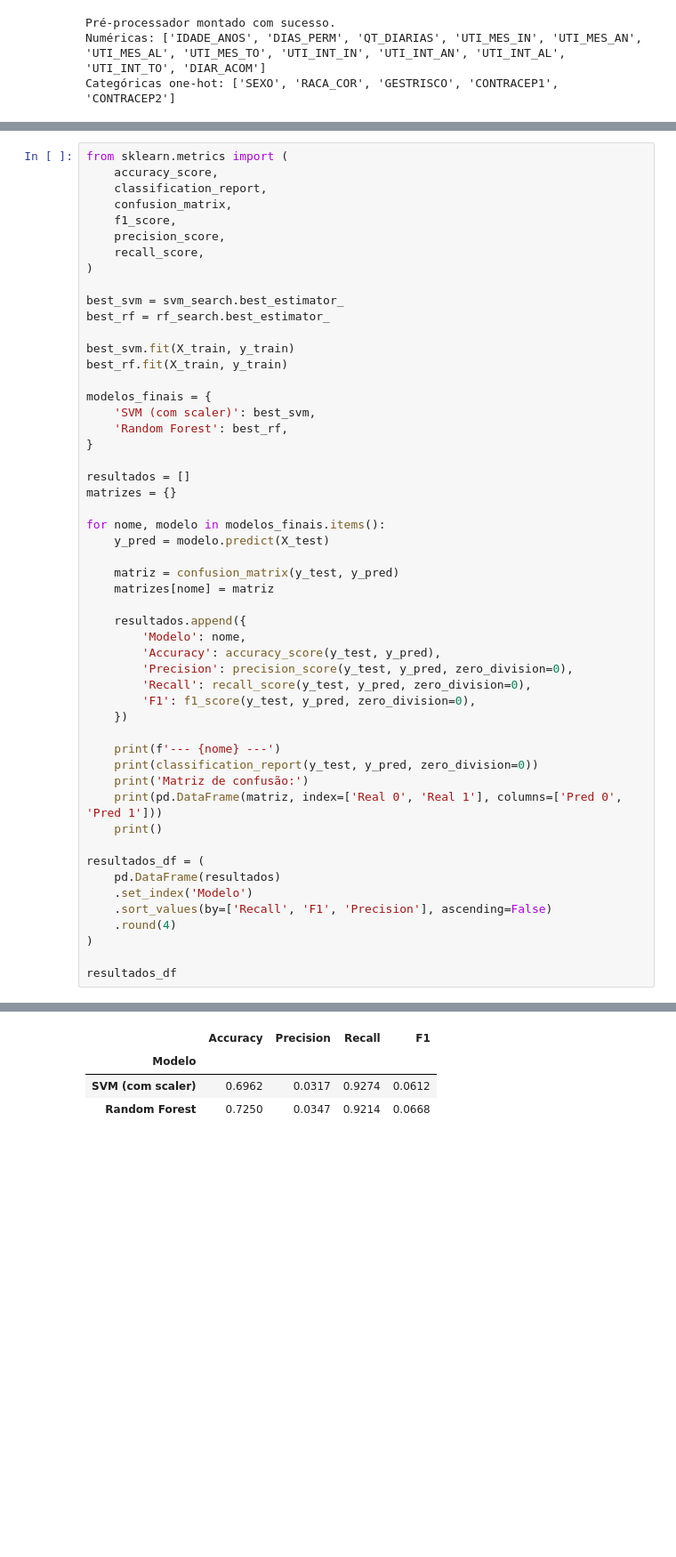
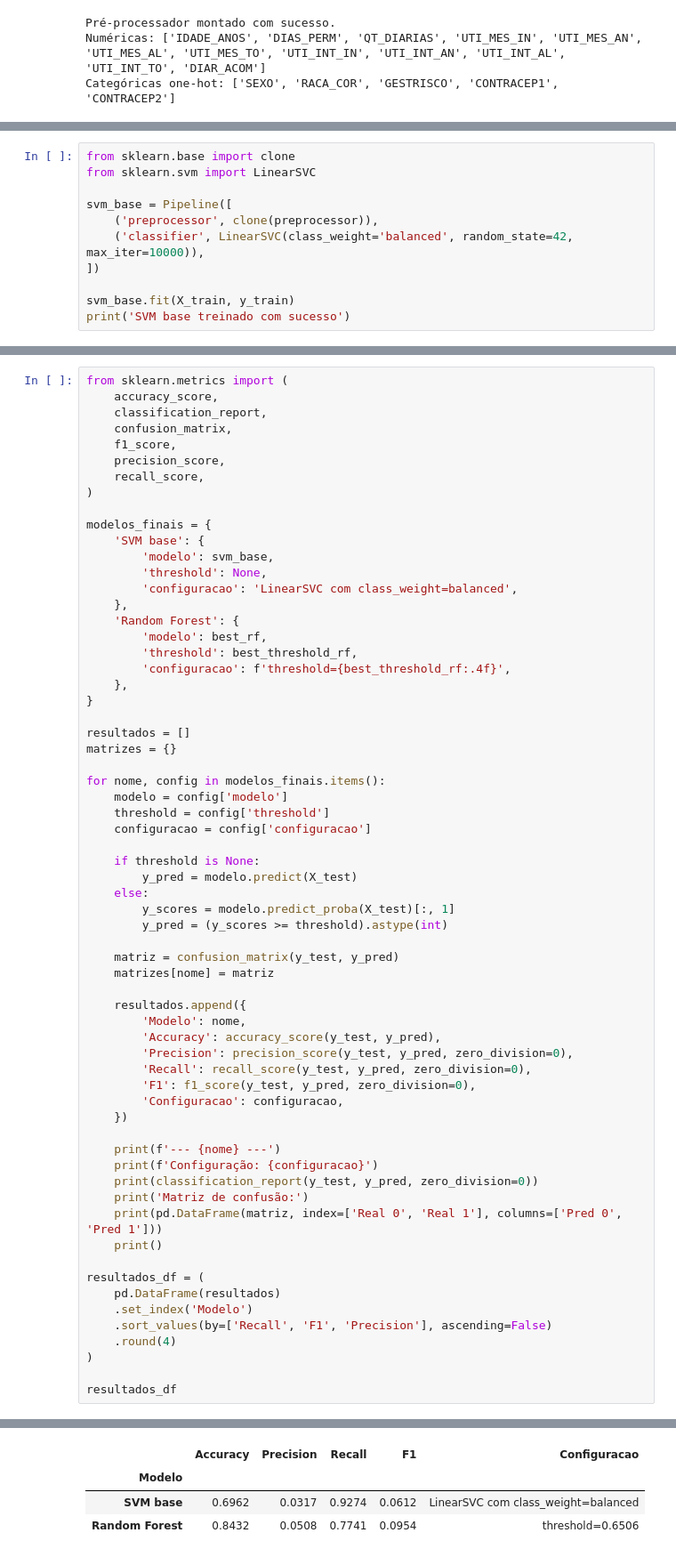
Before and after one commit to igorlealc/ia_tech_challenge_01, a Jupyter notebook: trabalho_parte_3.ipynb, the cells around one changed output, grey strips where cells are left out. Shown at 89% size. Saved outputs shown, nothing was run; the diff lists cells and outputs as text; blank space fills up the shorter version.

```diff
--- a/trabalho_parte_3.ipynb
+++ b/trabalho_parte_3.ipynb
@@ -332,0 +347,11 @@ Melhor recall médio (CV): 0.9270
+# %%
+from sklearn.base import clone
+from sklearn.svm import LinearSVC
+
+svm_base = Pipeline([
+    ('preprocessor', clone(preprocessor)),
+    ('classifier', LinearSVC(class_weight='balanced', random_state=42, max_iter=10000)),
+])
+
+svm_base.fit(X_train, y_train)
+print('SVM base treinado com sucesso')
@@ -418,22 +496,32 @@ from sklearn.metrics import (
     recall_score,
 )
 
-best_svm = svm_search.best_estimator_
-best_rf = rf_search.best_estimator_
-
-best_svm.fit(X_train, y_train)
-best_rf.fit(X_train, y_train)
-
 modelos_finais = {
-    'SVM (com scaler)': best_svm,
-    'Random Forest': best_rf,
+    'SVM base': {
+        'modelo': svm_base,
+        'threshold': None,
+        'configuracao': 'LinearSVC com class_weight=balanced',
+    },
+    'Random Forest': {
+        'modelo': best_rf,
+        'threshold': best_threshold_rf,
+        'configuracao': f'threshold={best_threshold_rf:.4f}',
+    },
 }
 
 resultados = []
 matrizes = {}
 
-for nome, modelo in modelos_finais.items():
-    y_pred = modelo.predict(X_test)
+for nome, config in modelos_finais.items():
+    modelo = config['modelo']
+    threshold = config['threshold']
+    configuracao = config['configuracao']
+
+    if threshold is None:
+        y_pred = modelo.predict(X_test)
+    else:
+        y_scores = modelo.predict_proba(X_test)[:, 1]
+        y_pred = (y_scores >= threshold).astype(int)
 
     matriz = confusion_matrix(y_test, y_pred)
     matrizes[nome] = matriz
@@ -444,9 +532,11 @@ for nome, modelo in modelos_finais.items():
         'Precision': precision_score(y_test, y_pred, zero_division=0),
         'Recall': recall_score(y_test, y_pred, zero_division=0),
         'F1': f1_score(y_test, y_pred, zero_division=0),
+        'Configuracao': configuracao,
     })
 
     print(f'--- {nome} ---')
+    print(f'Configuração: {configuracao}')
     print(classification_report(y_test, y_pred, zero_division=0))
     print('Matriz de confusão:')
     print(pd.DataFrame(matriz, index=['Real 0', 'Real 1'], columns=['Pred 0', 'Pred 1']))
@@ -481,5 +571,5 @@ Real 1     144    1689
-|  | Accuracy | Precision | Recall | F1 |
-| Modelo |  |  |  |  |
-| SVM (com scaler) | 0.6962 | 0.0317 | 0.9274 | 0.0612 |
-| Random Forest | 0.7250 | 0.0347 | 0.9214 | 0.0668 |
+|  | Accuracy | Precision | Recall | F1 | Configuracao |
+| Modelo |  |  |  |  |  |
+| SVM base | 0.6962 | 0.0317 | 0.9274 | 0.0612 | LinearSVC com class_weight=balanced |
+| Random Forest | 0.8432 | 0.0508 | 0.7741 | 0.0954 | threshold=0.6506 |
 # %% [markdown]
```
Also changed, not shown: parts of 21 cells of this notebook, 17 other files.
